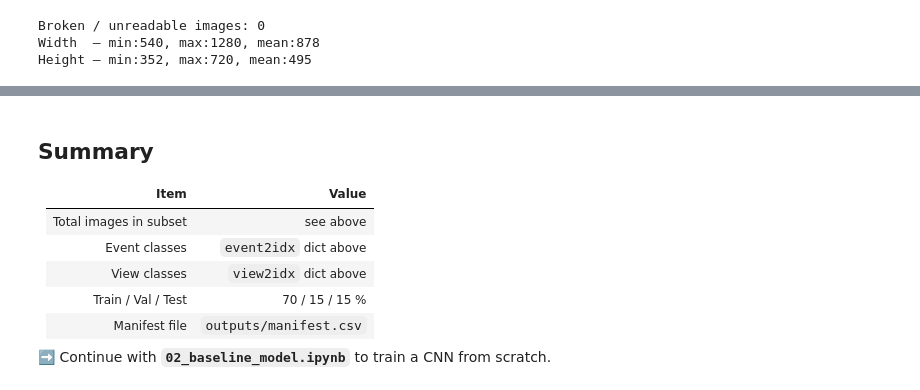
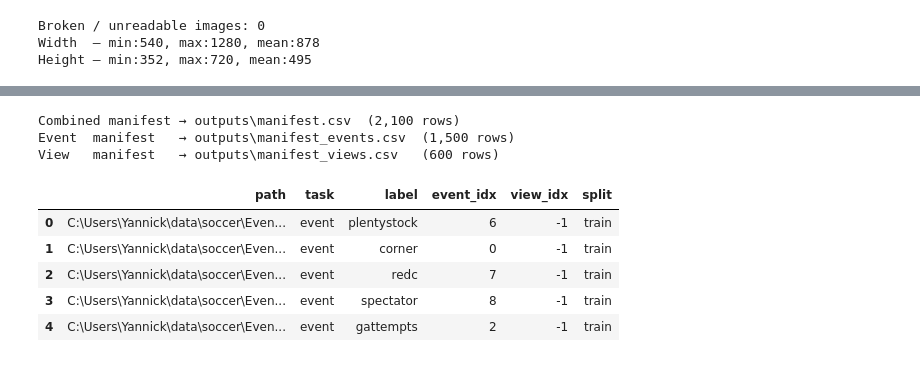
Before and after one commit to yannickmaas/football-highlight-cnn, a Jupyter notebook: notebooks/01_data_preparation.ipynb, the cells around one changed output, grey strips where cells are left out. Cells and saved outputs as stored; diff of their text form; code cells hidden in the pictures.

```diff
--- a/notebooks/01_data_preparation.ipynb
+++ b/notebooks/01_data_preparation.ipynb
@@ -237,12 +253,24 @@ Manifest saved → outputs\manifest.csv  (2,100 rows)
-# %% [markdown]
-## Summary
-
-| Item | Value |
-|------|-------|
-| Total images in subset | see above |
-| Event classes | `event2idx` dict above |
-| View classes | `view2idx` dict above |
-| Train / Val / Test | 70 / 15 / 15 % |
-| Manifest file | `outputs/manifest.csv` |
-
-➡️ Continue with **`02_baseline_model.ipynb`** to train a CNN from scratch.
+# %%
+# ── 7. Save manifests ─────────────────────────────────────────────────────────
+manifest_path  = OUTPUT_DIR / 'manifest.csv'           # combined (task column tells you which)
+events_path    = OUTPUT_DIR / 'manifest_events.csv'    # event task only
+views_path     = OUTPUT_DIR / 'manifest_views.csv'     # view task only
+
+df.to_csv(manifest_path, index=False)
+df[df['task'] == 'event'].to_csv(events_path, index=False)
+df[df['task'] == 'view'].to_csv(views_path,   index=False)
+
+print(f'Combined manifest → {manifest_path}  ({len(df):,} rows)')
+print(f'Event  manifest   → {events_path}  ({(df["task"]=="event").sum():,} rows)')
+print(f'View   manifest   → {views_path}   ({(df["task"]=="view").sum():,} rows)')
+df.head()
+# %% [output]
+Combined manifest → outputs\manifest.csv  (2,100 rows)
+Event  manifest   → outputs\manifest_events.csv  (1,500 rows)
+View   manifest   → outputs\manifest_views.csv   (600 rows)
+|  | path | task | label | event_idx | view_idx | split |
+| 0 | C:\Users\Yannick\data\soccer\Even... | event | plentystock | 6 | -1 | train |
+| 1 | C:\Users\Yannick\data\soccer\Even... | event | corner | 0 | -1 | train |
+| 2 | C:\Users\Yannick\data\soccer\Even... | event | redc | 7 | -1 | train |
+| 3 | C:\Users\Yannick\data\soccer\Even... | event | spectator | 8 | -1 | train |
+| 4 | C:\Users\Yannick\data\soccer\Even... | event | gattempts | 2 | -1 | train |
```
Also changed, not shown: parts of 13 cells of this notebook, 22 other files.
